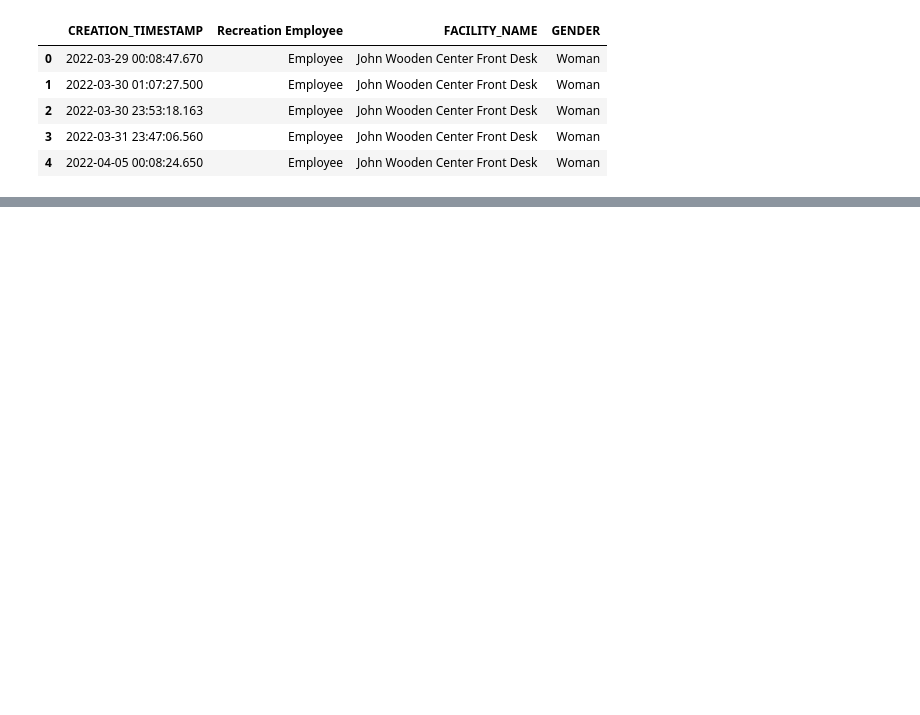
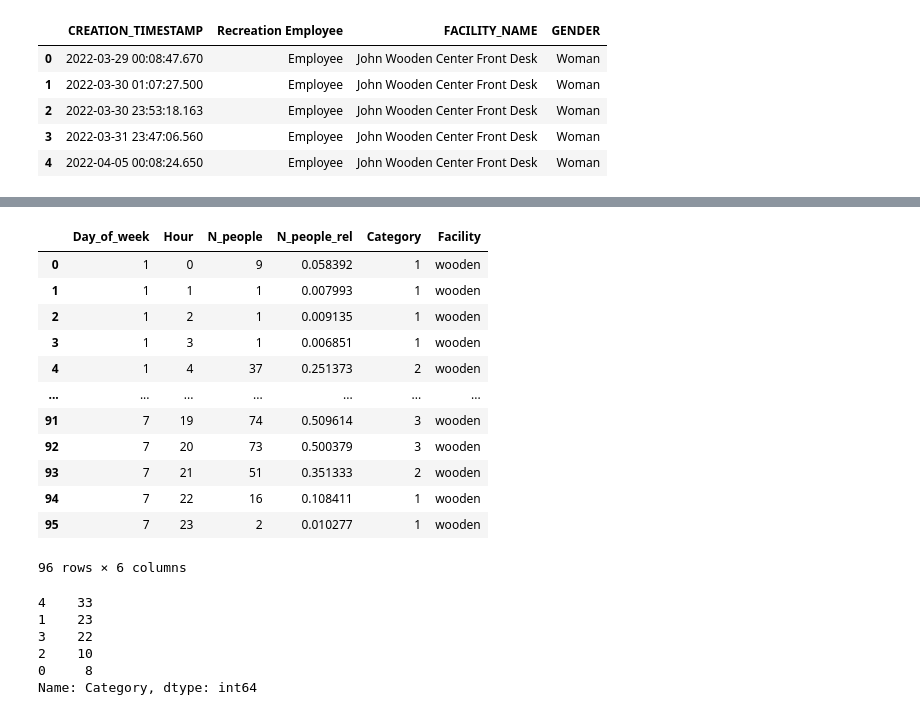
Before and after one commit to dailybruin/the-stack, a Jupyter notebook: python/posts/gym-traffic-2023/gym_traffic_2023_data_cleaning.ipynb, the cells around one changed output, grey strips where cells are left out. Saved outputs shown, nothing was run; the diff lists cells and outputs as text; code cells hidden in the pictures; blank space fills up the shorter version.

```diff
--- a/python/posts/gym-traffic-2023/gym_traffic_2023_data_cleaning.ipynb
+++ b/python/posts/gym-traffic-2023/gym_traffic_2023_data_cleaning.ipynb
@@ -14,0 +453,25 @@ raw_data.head()
+# %%
+wooden_heatchart_data
+# %% [output]
+|  | Day_of_week | Hour | N_people | N_people_rel | Category | Facility |
+| 0 | 1 | 0 | 9 | 0.058392 | 1 | wooden |
+| 1 | 1 | 1 | 1 | 0.007993 | 1 | wooden |
+| 2 | 1 | 2 | 1 | 0.009135 | 1 | wooden |
+| 3 | 1 | 3 | 1 | 0.006851 | 1 | wooden |
+| 4 | 1 | 4 | 37 | 0.251373 | 2 | wooden |
+| ... | ... | ... | ... | ... | ... | ... |
+| 91 | 7 | 19 | 74 | 0.509614 | 3 | wooden |
+| 92 | 7 | 20 | 73 | 0.500379 | 3 | wooden |
+| 93 | 7 | 21 | 51 | 0.351333 | 2 | wooden |
+| 94 | 7 | 22 | 16 | 0.108411 | 1 | wooden |
+| 95 | 7 | 23 | 2 | 0.010277 | 1 | wooden |
+96 rows × 6 columns
+# %%
+wooden_heatchart_data['Category'].value_counts()
+# %% [output]
+4    33
+1    23
+3    22
+2    10
+0     8
+Name: Category, dtype: int64
```
Also changed, not shown: parts of 32 cells of this notebook, 1 other file.
